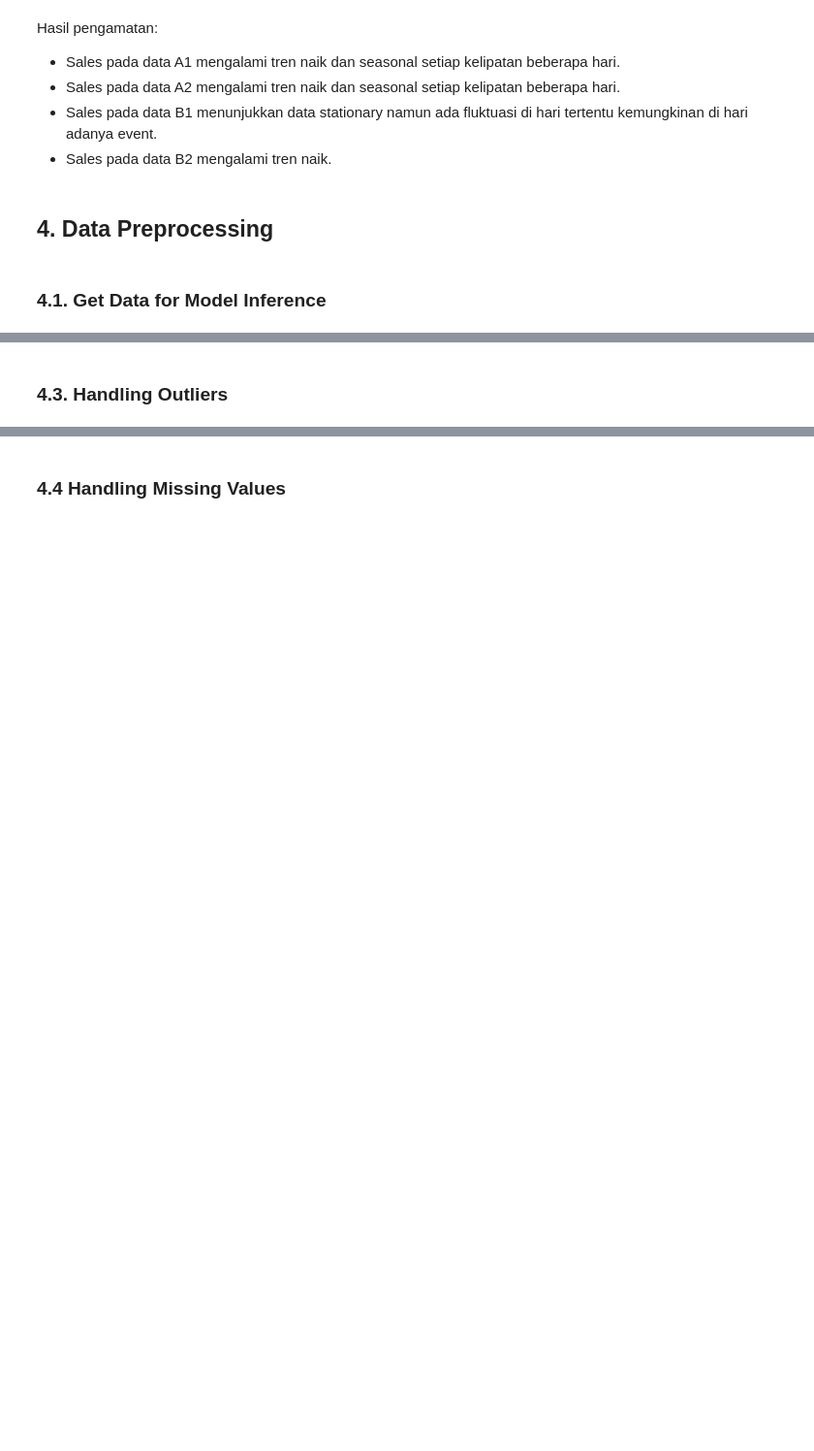
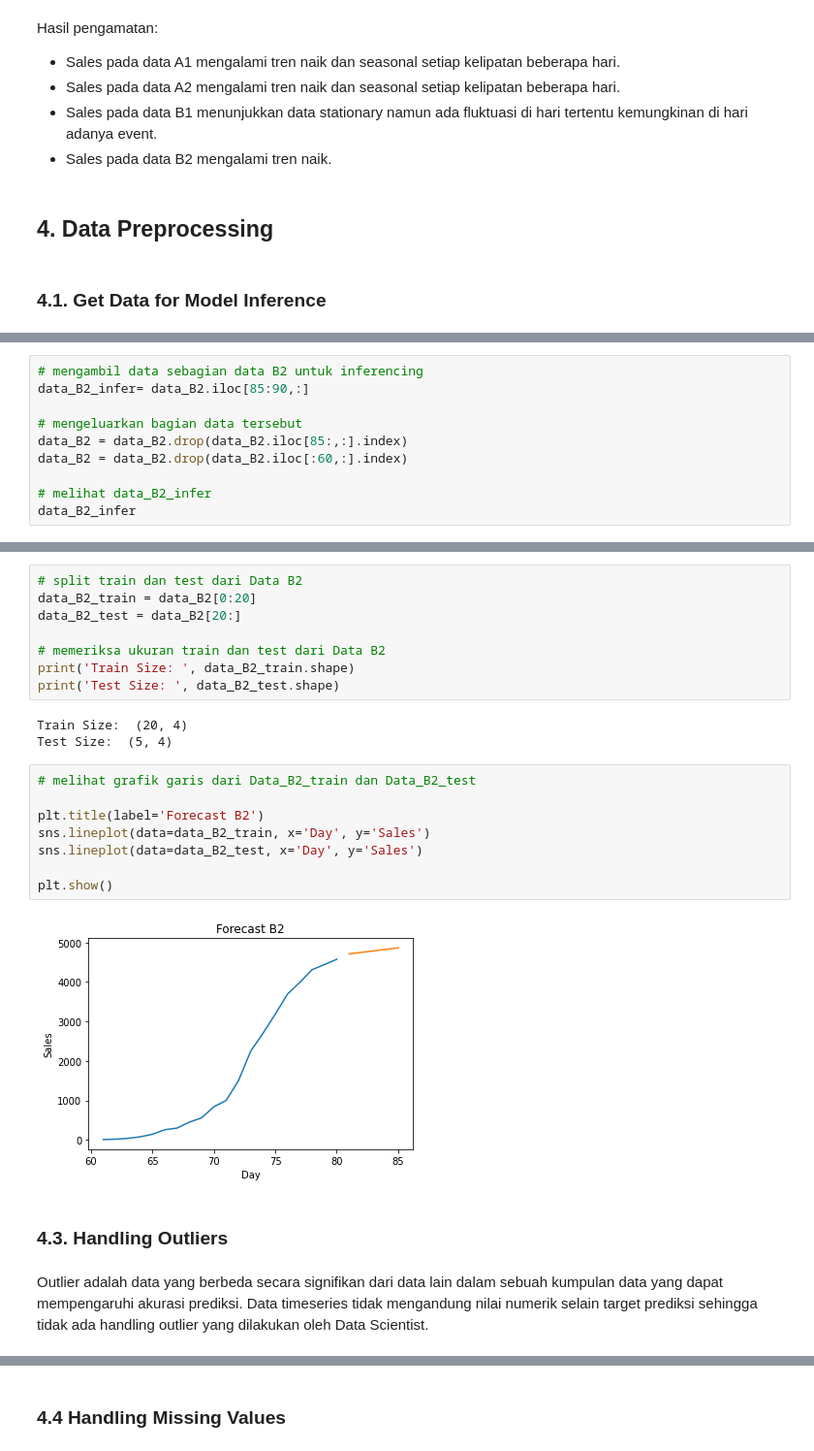
Before and after one commit to WennyCS/Data-Science-Hacktiv8, a Jupyter notebook: Forecasting_Model_for_Kalbe.ipynb, the cells around one changed output, grey strips where cells are left out. Shown: that part at 97% size. Saved outputs shown, nothing was run; the diff lists cells and outputs as text; blank space fills up the shorter version.

```diff
--- a/Forecasting_Model_for_Kalbe.ipynb
+++ b/Forecasting_Model_for_Kalbe.ipynb
@@ -383,0 +587,10 @@ Hasil pengamatan:
+# %%
+# mengambil data sebagian data B2 untuk inferencing
+data_B2_infer= data_B2.iloc[85:90,:]
+
+# mengeluarkan bagian data tersebut
+data_B2 = data_B2.drop(data_B2.iloc[85:,:].index)
+data_B2 = data_B2.drop(data_B2.iloc[:60,:].index)
+
+# melihat data_B2_infer
+data_B2_infer
@@ -386,2 +710,25 @@ Hasil pengamatan:
+# %%
+# split train dan test dari Data B2
+data_B2_train = data_B2[0:20]
+data_B2_test = data_B2[20:]
+
+# memeriksa ukuran train dan test dari Data B2
+print('Train Size: ', data_B2_train.shape)
+print('Test Size: ', data_B2_test.shape)
+# %% [output]
+Train Size:  (20, 4)
+Test Size:  (5, 4)
+# %%
+# melihat grafik garis dari Data_B2_train dan Data_B2_test
+
+plt.title(label='Forecast B2')
+sns.lineplot(data=data_B2_train, x='Day', y='Sales')
+sns.lineplot(data=data_B2_test, x='Day', y='Sales')
+
+plt.show()
+# %% [output]
+[figure, added]
 # %% [markdown]
 ### 4.3. Handling Outliers
+# %% [markdown]
+Outlier adalah data yang berbeda secara signifikan dari data lain dalam sebuah kumpulan data yang dapat mempengaruhi akurasi prediksi. Data timeseries tidak mengandung nilai numerik selain target prediksi sehingga tidak ada handling outlier yang dilakukan oleh Data Scientist.
```
Also changed, not shown: parts of 106 cells of this notebook.
